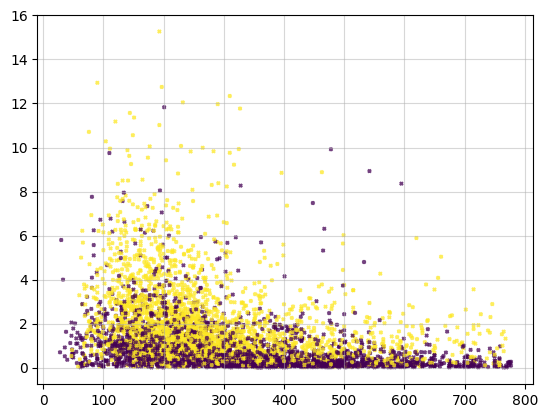
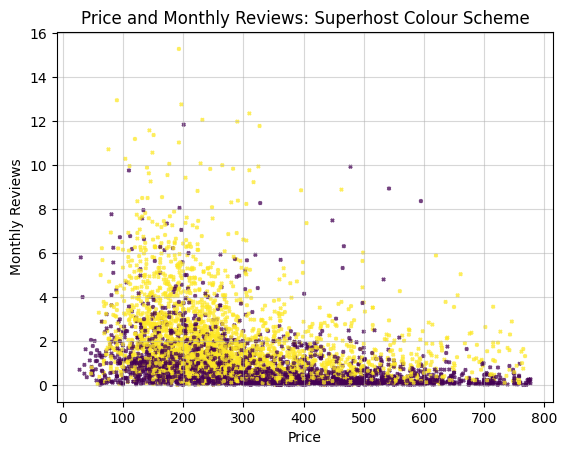
The notebook cell's code change between the first figure and the second:
--- before
+++ after
@@ -1,3 +1,6 @@
 plt.scatter(dfc1['price2'], dfc1['reviews_per_month'], c= dfc1['host_is_superhost'].map({'t': 1, 'f': 0}), alpha=0.75, marker = 'x', s=5)
 plt.grid(alpha=0.5)
+plt.title("Price and Monthly Reviews: Superhost Colour Scheme")
+plt.xlabel("Price")
+plt.ylabel("Monthly Reviews")
 plt.show()

Commit: Created using Colab